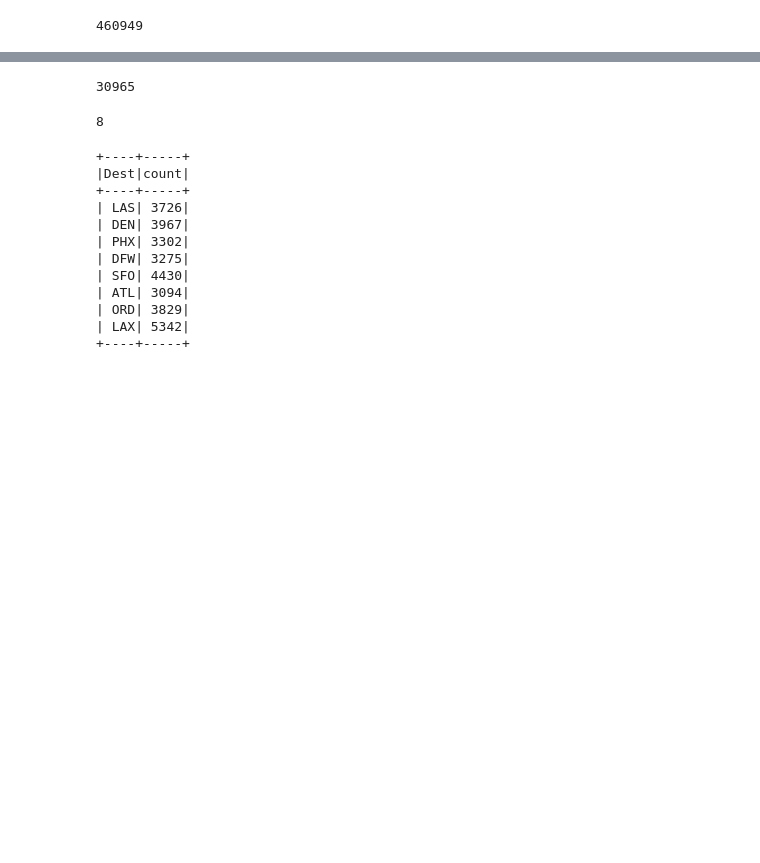
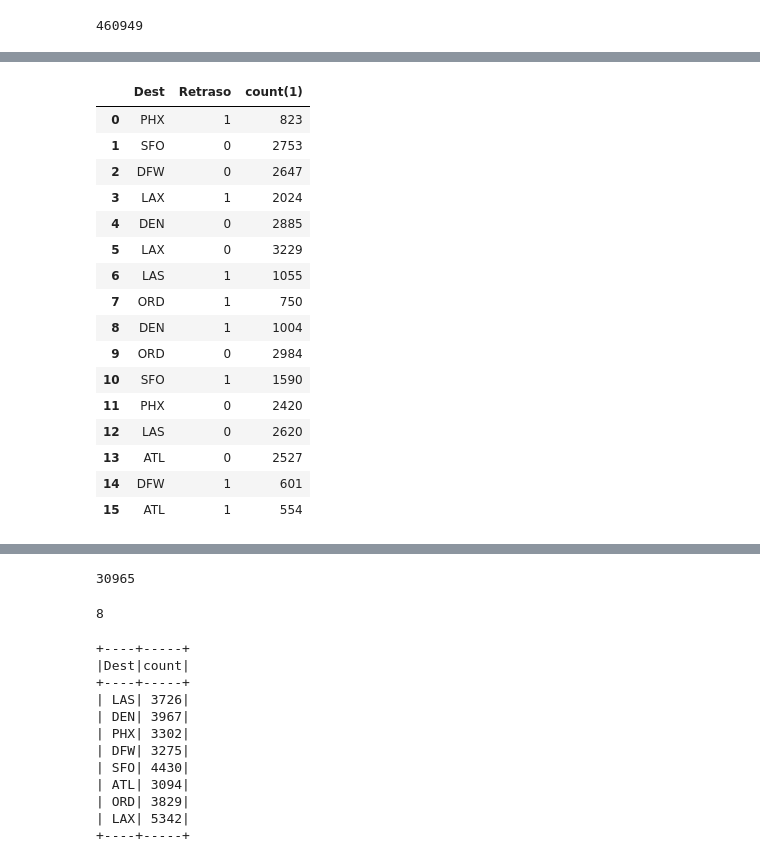
Before and after one commit to ujpinom/Neural-Network, a Jupyter notebook: PySpark.ipynb, the cells around one changed output, grey strips where cells are left out. Saved outputs shown, nothing was run; the diff lists cells and outputs as text; code cells hidden in the pictures; blank space fills up the shorter version.

```diff
--- a/PySpark.ipynb
+++ b/PySpark.ipynb
@@ -74,0 +76,20 @@ only showing top 20 rows
+# %%
+bd6
+# %% [output]
+|  | Dest | Retraso | count(1) |
+| 0 | PHX | 1 | 823 |
+| 1 | SFO | 0 | 2753 |
+| 2 | DFW | 0 | 2647 |
+| 3 | LAX | 1 | 2024 |
+| 4 | DEN | 0 | 2885 |
+| 5 | LAX | 0 | 3229 |
+| 6 | LAS | 1 | 1055 |
+| 7 | ORD | 1 | 750 |
+| 8 | DEN | 1 | 1004 |
+| 9 | ORD | 0 | 2984 |
+| 10 | SFO | 1 | 1590 |
+| 11 | PHX | 0 | 2420 |
+| 12 | LAS | 0 | 2620 |
+| 13 | ATL | 0 | 2527 |
+| 14 | DFW | 1 | 601 |
+| 15 | ATL | 1 | 554 |
```
Also changed, not shown: parts of 16 cells of this notebook, 2 other files.
